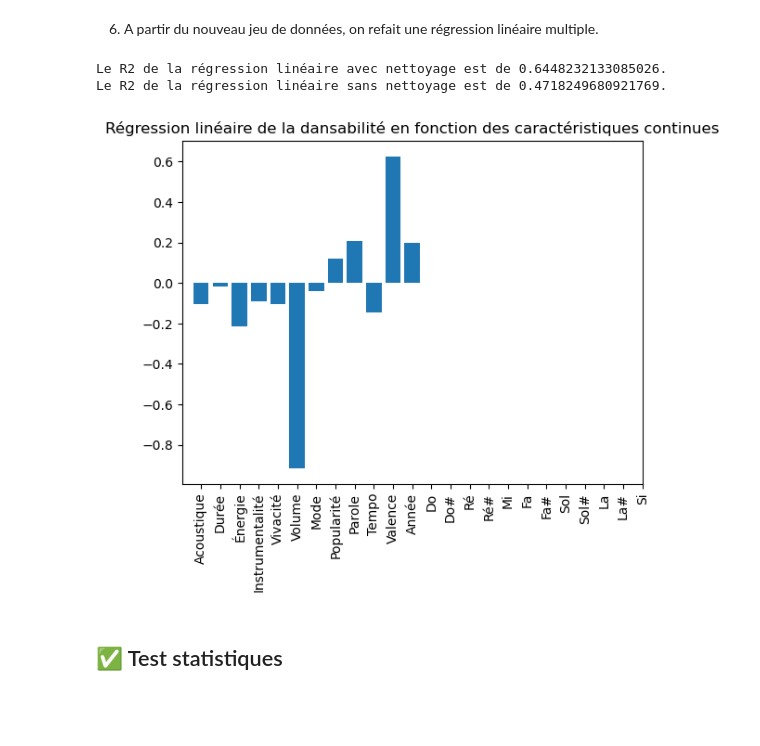
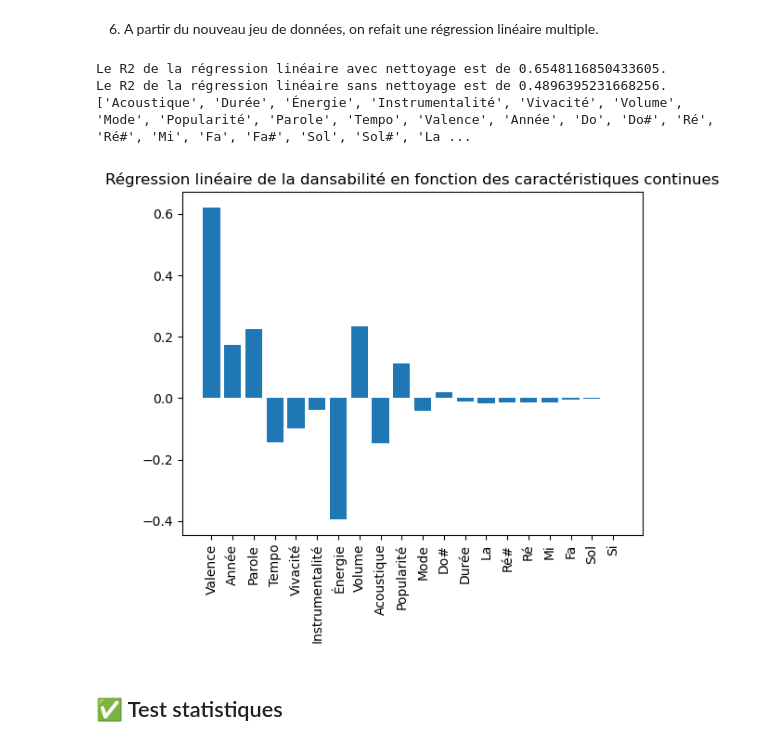
Before and after one commit to AlixANNERAUD/Music_danceability_prediction, a Jupyter notebook: Projet.ipynb, the cells around one changed output. Saved outputs shown, nothing was run; the diff lists cells and outputs as text; code cells hidden in the pictures; blank space fills up the shorter version.

Commit message:
Progres sur la précision (reductione et nettoyage)
Co-authored-by: Myriem-ABID <Myriem-ABID@users.noreply.github.com>

```diff
--- a/Projet.ipynb
+++ b/Projet.ipynb
@@ -431,0 +446,4 @@ R2, Cp = Forward_Selection(Quantitatives_Variables_Scaled, Danceability_Scaled)
+# %%
+Selected_Variables, R2, Cp = Forward_Selection(Quantitatives_Variables_Scaled, Danceability_Scaled)
+
+print(f"Le meilleur modèle est obtenu avec les variables {Selected_Variables} et a un R2 de {R2} et un Cp de {Cp}")
@@ -431,0 +452,12 @@ R2, Cp = Forward_Selection(Quantitatives_Variables_Scaled, Danceability_Scaled)
+# %%
+Quantitatives_Variables_Scaled_Reduced = Quantitatives_Variables_Scaled[:, Selected_Variables]
+
+Model_Reduced, Residuals_Reduced, R2_Reduced = Linear_Regression(Quantitatives_Variables_Scaled_Reduced, Danceability_Scaled, True)
+
+Quantitatives_Variables_Labels_Reduced = [Quantitatives_Variables_Labels[i] for i in Selected_Variables]
+
+plt.bar(np.arange(len(Selected_Variables)), Model_Reduced.coef_[0])
+plt.title("Régression linéaire de la dansabilité en fonction des caractéristiques continues (modèle réduit)")
+plt.xticks(np.arange(len(Selected_Variables)), Quantitatives_Variables_Labels_Reduced, rotation='vertical')
+plt.savefig("./Images/Régression linéaire de la dansabilité en fonction des caractéristiques continues (modèle réduit).svg")
+plt.show()
@@ -499,7 +533,7 @@ def Linear_Regression_Metrics_By_Block(X,Y, Block_Size = 1000):
 # %% [markdown]
 3. Une fois la fonction définie, on l'applique sur le jeu de données.
 # %%
-Residuals, R2, s2, Levers, Contributions = Linear_Regression_Metrics_By_Block(Quantitatives_Variables_Scaled, Danceability_Scaled)
+Residuals, R2, s2, Levers, Contributions = Linear_Regression_Metrics_By_Block(Quantitatives_Variables_Scaled_Reduced, Danceability_Scaled)
 # %% [markdown]
 4. On calculs les seuils pour lequel on considère qu'un point est aberrant. On prends les seuils suivants :
    - Levier : 2 * (Nombre_De_Variables + 1) / Nombre_De_Points
@@ -523,7 +557,7 @@ print(f"Le nombre de valeurs aberrantes trouvés est de : {len(Contributions_Out
 
 # - Suppression des valeurs aberrantes
 Quantitatives_Variables_Cleaned = np.delete(Quantitatives_Variables, Contributions_Outliers_Indexes, axis=0)
-Quantitatives_Variables_Scaled_Cleaned = np.delete(Quantitatives_Variables_Scaled, Contributions_Outliers_Indexes, axis=0)
+Quantitatives_Variables_Scaled_Cleaned = np.delete(Quantitatives_Variables_Scaled_Reduced, Contributions_Outliers_Indexes, axis=0)
 Danceability_Cleaned = np.delete(Danceability, Contributions_Outliers_Indexes, axis=0)
 Danceability_Scaled_Cleaned = np.delete(Danceability_Scaled, Contributions_Outliers_Indexes, axis=0)
 # %% [output]
@@ -533,18 +567,22 @@ Le nombre de valeurs aberrantes trouvés est de : 33982, ce qui représente 20.0
 # %%
 Model_Cleaned, Residuals_Cleaned, R2_Cleaned = Linear_Regression(Quantitatives_Variables_Scaled_Cleaned, Danceability_Scaled_Cleaned, True)
 
 print(f"Le R2 de la régression linéaire avec nettoyage est de {R2_Cleaned}.")
 print(f"Le R2 de la régression linéaire sans nettoyage est de {R2}.")
 
-plt.bar(np.arange(Colones - 12), Model_Cleaned.coef_[0][:-12])
+print(Quantitatives_Variables_Labels)
+
+
+plt.bar(np.arange(Quantitatives_Variables_Scaled_Cleaned.shape[1]), Model_Cleaned.coef_[0])
 plt.title("Régression linéaire de la dansabilité en fonction des caractéristiques continues")
-plt.xticks(np.arange(Colones), Quantitatives_Variables_Labels, rotation='vertical')
+plt.xticks(np.arange(Quantitatives_Variables_Scaled_Cleaned.shape[1]), Quantitatives_Variables_Labels_Reduced, rotation='vertical')
 plt.savefig("./Images/Régression linéaire de la dansabilité en fonction des caractéristiques continues.svg")
 plt.show()
 # %% [output]
-Le R2 de la régression linéaire avec nettoyage est de 0.6448232133085026.
-Le R2 de la régression linéaire sans nettoyage est de 0.4718249680921769.
+Le R2 de la régression linéaire avec nettoyage est de 0.6548116850433605.
+Le R2 de la régression linéaire sans nettoyage est de 0.4896395231668256.
+['Acoustique', 'Durée', 'Énergie', 'Instrumentalité', 'Vivacité', 'Volume', 'Mode', 'Popularité', 'Parole', 'Tempo', 'Valence', 'Année', 'Do', 'Do#', 'Ré', 'Ré#', 'Mi', 'Fa', 'Fa#', 'Sol', 'Sol#', 'La ...
-[figure, old version]
+[figure, new version]
 # %% [markdown]
 ## ✅ Test statistiques
 # %% [markdown]
```
Also changed, not shown: parts of 24 cells of this notebook, 9 other files.
